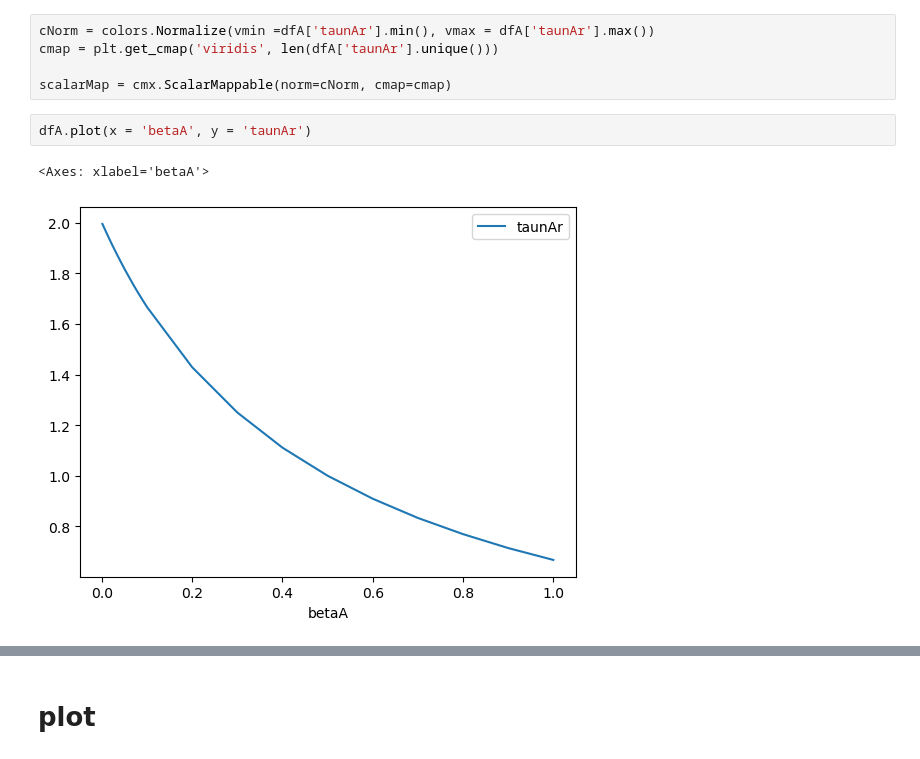
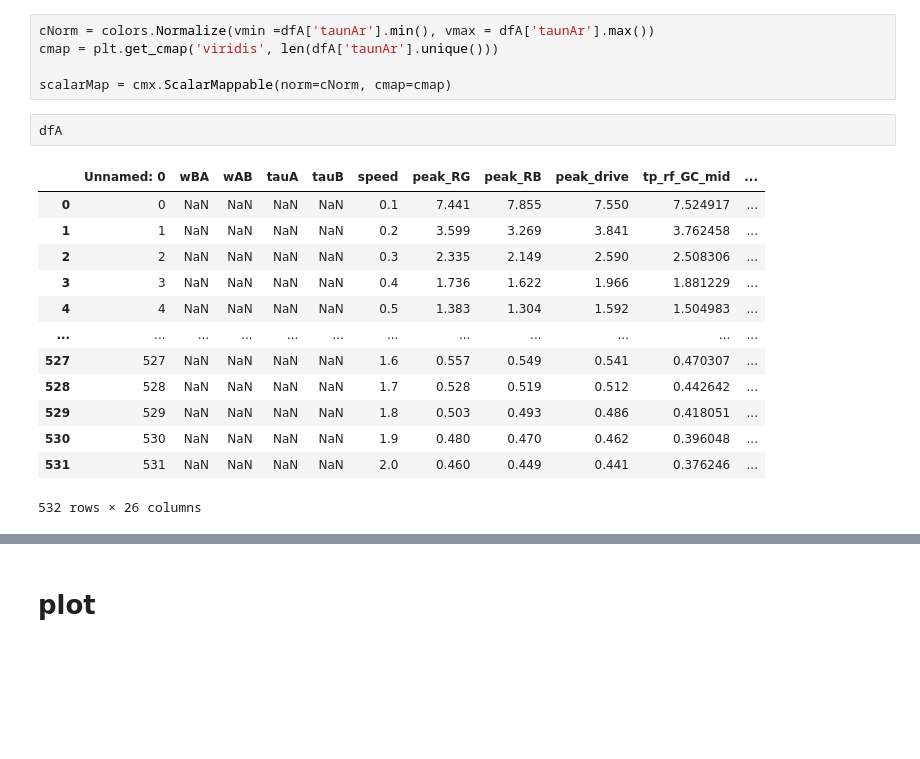
Before and after one commit to simoneeb/motion_anticipation_network, a Jupyter notebook: Figures_Paper/Figure_codes/Figure_8_FB.ipynb, the cells around one changed output, grey strips where cells are left out. Cells and saved outputs as stored; diff of their text form; blank space fills up the shorter version.

```diff
--- a/Figures_Paper/Figure_codes/Figure_8_FB.ipynb
+++ b/Figures_Paper/Figure_codes/Figure_8_FB.ipynb
@@ -170,8 +176,19 @@ cNorm = colors.Normalize(vmin =dfA['taunAr'].min(), vmax = dfA['taunAr'].max())
 cmap = plt.get_cmap('viridis', len(dfA['taunAr'].unique()))
 
 scalarMap = cmx.ScalarMappable(norm=cNorm, cmap=cmap)
-# %%
-dfA.plot(x = 'betaA', y = 'taunAr')
-# %% [output]
-<Axes: xlabel='betaA'>
-[figure, removed]
+# %%
+dfA
+# %% [output]
+|  | Unnamed: 0 | wBA | wAB | tauA | tauB | speed | peak_RG | peak_RB | peak_drive | tp_rf_GC_mid | ... |
+| 0 | 0 | NaN | NaN | NaN | NaN | 0.1 | 7.441 | 7.855 | 7.550 | 7.524917 | ... |
+| 1 | 1 | NaN | NaN | NaN | NaN | 0.2 | 3.599 | 3.269 | 3.841 | 3.762458 | ... |
+| 2 | 2 | NaN | NaN | NaN | NaN | 0.3 | 2.335 | 2.149 | 2.590 | 2.508306 | ... |
+| 3 | 3 | NaN | NaN | NaN | NaN | 0.4 | 1.736 | 1.622 | 1.966 | 1.881229 | ... |
+| 4 | 4 | NaN | NaN | NaN | NaN | 0.5 | 1.383 | 1.304 | 1.592 | 1.504983 | ... |
+| ... | ... | ... | ... | ... | ... | ... | ... | ... | ... | ... | ... |
+| 527 | 527 | NaN | NaN | NaN | NaN | 1.6 | 0.557 | 0.549 | 0.541 | 0.470307 | ... |
+| 528 | 528 | NaN | NaN | NaN | NaN | 1.7 | 0.528 | 0.519 | 0.512 | 0.442642 | ... |
+| 529 | 529 | NaN | NaN | NaN | NaN | 1.8 | 0.503 | 0.493 | 0.486 | 0.418051 | ... |
+| 530 | 530 | NaN | NaN | NaN | NaN | 1.9 | 0.480 | 0.470 | 0.462 | 0.396048 | ... |
+| 531 | 531 | NaN | NaN | NaN | NaN | 2.0 | 0.460 | 0.449 | 0.441 | 0.376246 | ... |
+532 rows × 26 columns
```
Also changed, not shown: parts of 6 cells of this notebook, 23 other files.
